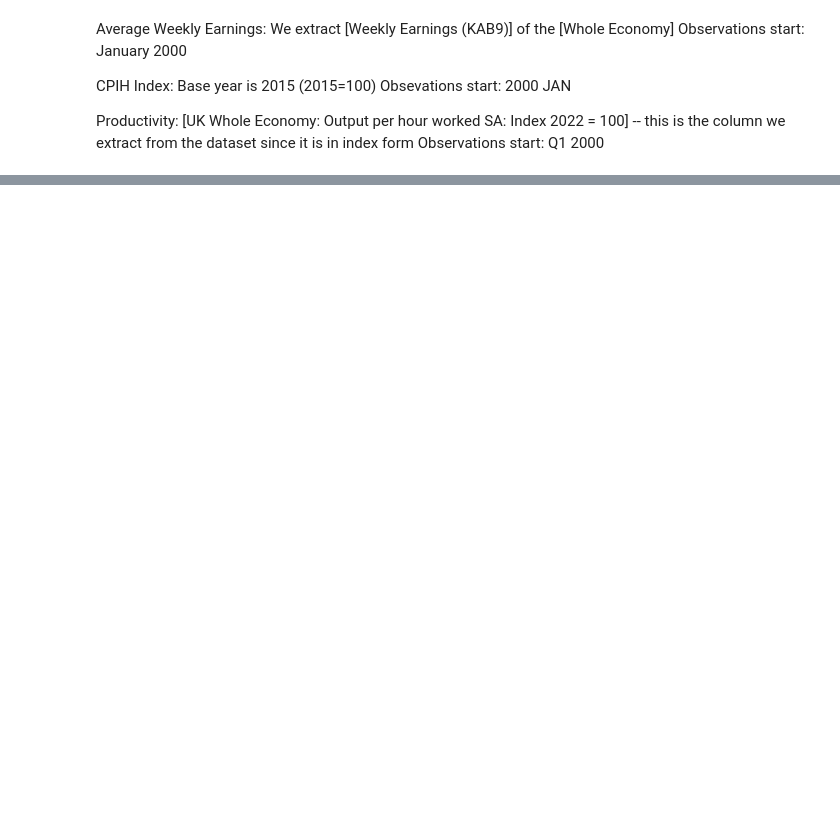
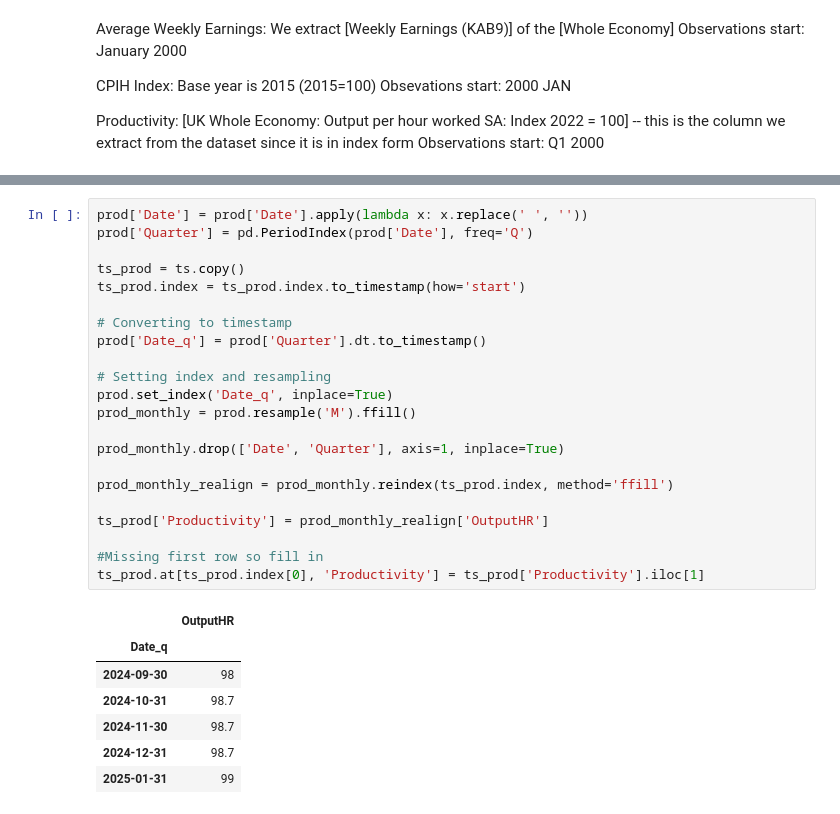
Before and after one commit to adrymmm/uk_inflation_wage_project, a Jupyter notebook: data_exploration.ipynb, the cells around one changed output, grey strips where cells are left out. Drawn from its saved outputs; the diff is of its cells as text; blank space fills up the shorter version.

```diff
--- a/data_exploration.ipynb
+++ b/data_exploration.ipynb
@@ -95,0 +129,30 @@ ts.head()
+# %%
+prod['Date'] = prod['Date'].apply(lambda x: x.replace(' ', ''))
+prod['Quarter'] = pd.PeriodIndex(prod['Date'], freq='Q')
+
+ts_prod = ts.copy()
+ts_prod.index = ts_prod.index.to_timestamp(how='start')
+
+# Converting to timestamp
+prod['Date_q'] = prod['Quarter'].dt.to_timestamp()
+
+# Setting index and resampling
+prod.set_index('Date_q', inplace=True)
+prod_monthly = prod.resample('M').ffill()
+
+prod_monthly.drop(['Date', 'Quarter'], axis=1, inplace=True)
+
+prod_monthly_realign = prod_monthly.reindex(ts_prod.index, method='ffill')
+
+ts_prod['Productivity'] = prod_monthly_realign['OutputHR']
+
+#Missing first row so fill in
+ts_prod.at[ts_prod.index[0], 'Productivity'] = ts_prod['Productivity'].iloc[1]
+# %% [output]
+|  | OutputHR |
+| Date_q |  |
+| 2024-09-30 | 98 |
+| 2024-10-31 | 98.7 |
+| 2024-11-30 | 98.7 |
+| 2024-12-31 | 98.7 |
+| 2025-01-31 | 99 |
```
Also changed, not shown: parts of 6 cells of this notebook, 3 other files.
